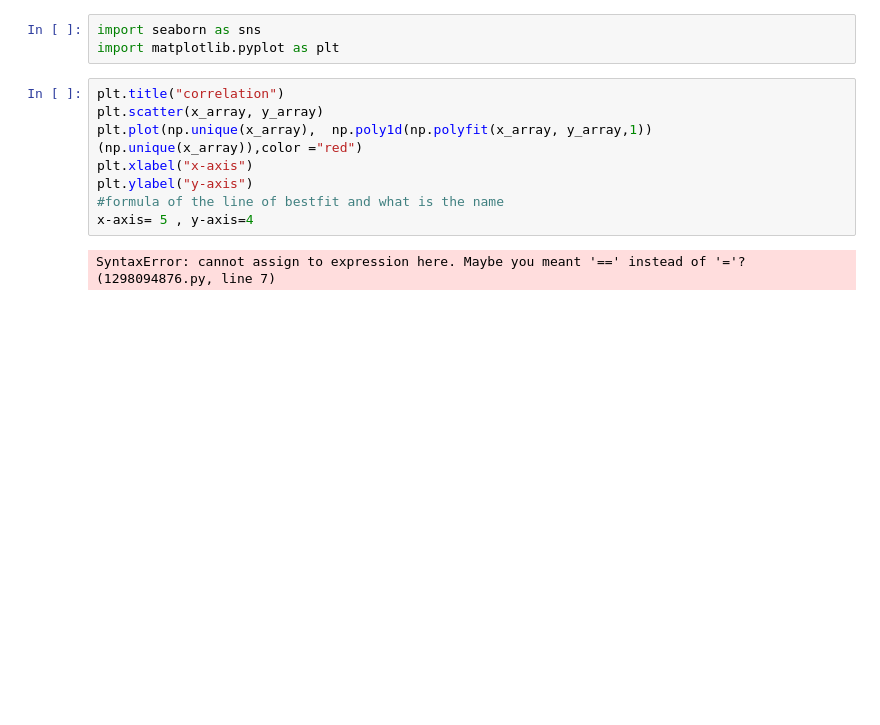
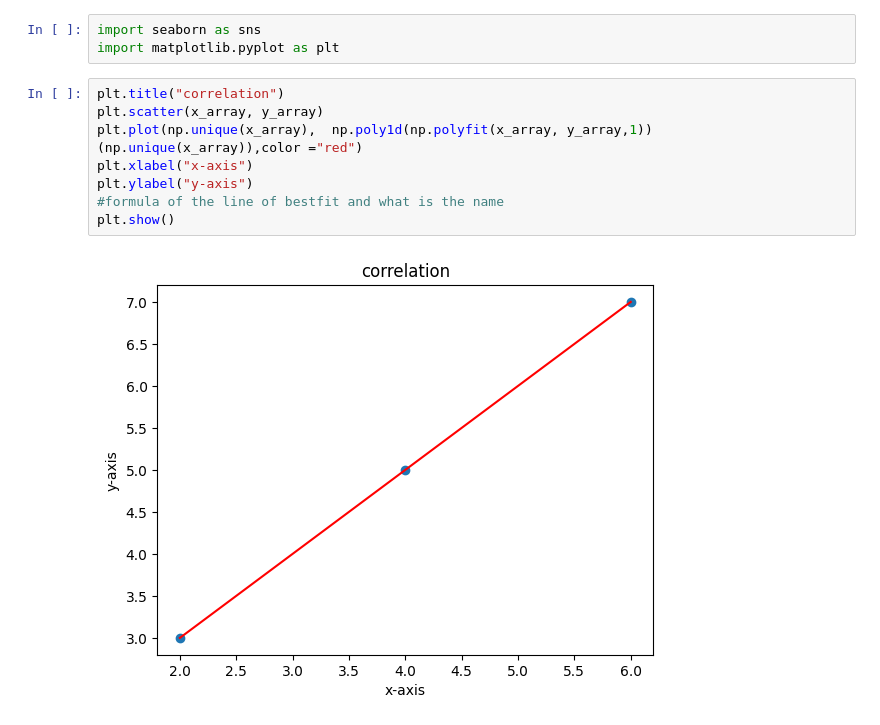
Before and after one commit to MarwaJacob/lux_data, a Jupyter notebook: data stat.ipynb, the cells around one changed output. Drawn from its saved outputs; the diff is of its cells as text; blank space fills up the shorter version.

```diff
--- a/data stat.ipynb
+++ b/data stat.ipynb
@@ -28,10 +28,10 @@ import matplotlib.pyplot as plt
 # %%
 plt.title("correlation")
 plt.scatter(x_array, y_array)
 plt.plot(np.unique(x_array),  np.poly1d(np.polyfit(x_array, y_array,1)) (np.unique(x_array)),color ="red")
 plt.xlabel("x-axis")
 plt.ylabel("y-axis")
 #formula of the line of bestfit and what is the name
-x-axis= 5 , y-axis=4
+plt.show()
 # %% [output]
-SyntaxError: cannot assign to expression here. Maybe you meant '==' instead of '='? (1298094876.py, line 7)
+[figure, added]
```
Also changed, not shown: 12 other files.
